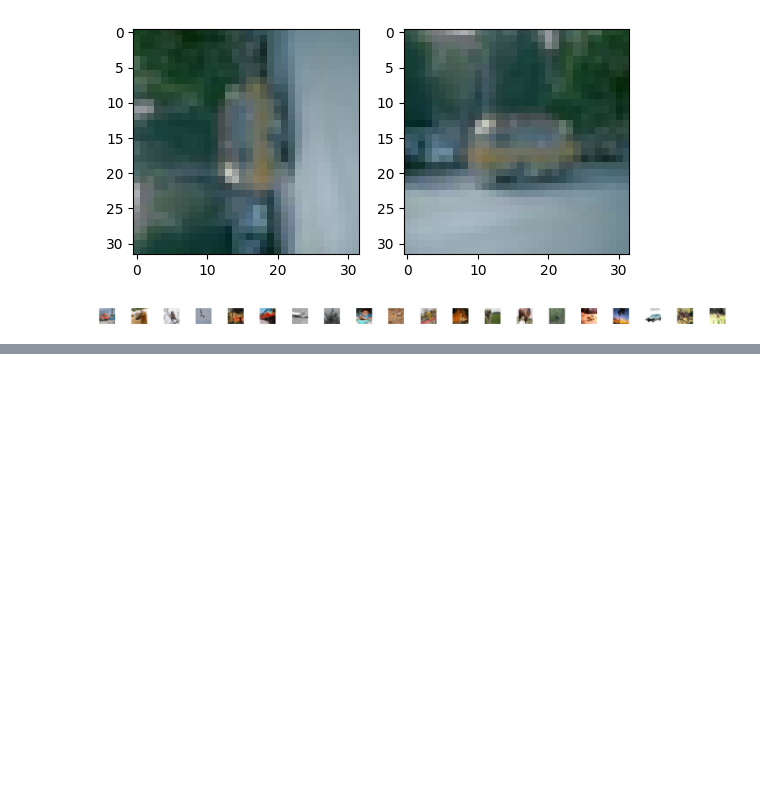
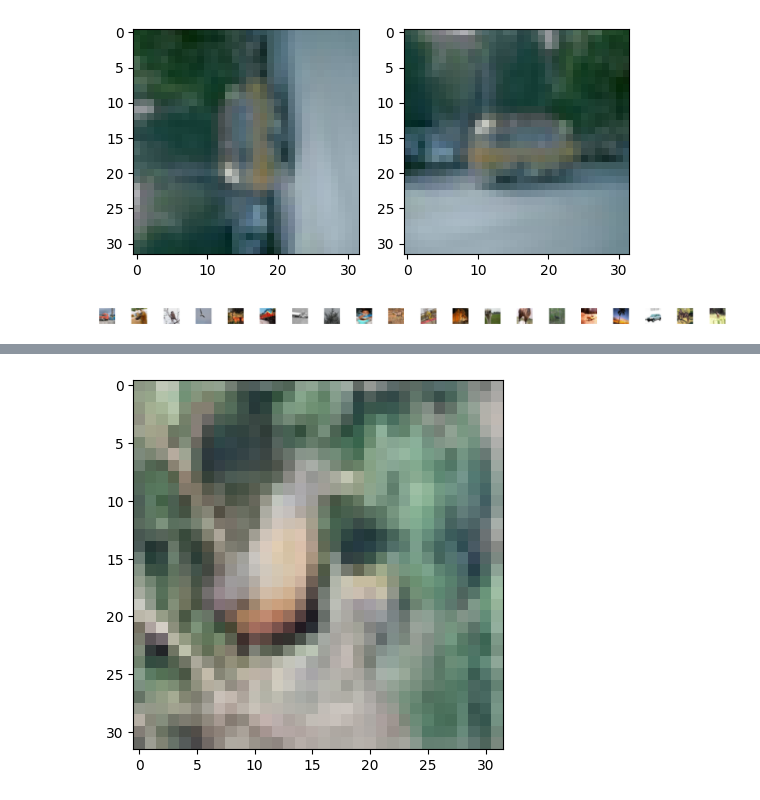
Before and after one commit to Alizzie/ST_CA1, a Jupyter notebook: main.ipynb, the cells around one changed output, grey strips where cells are left out. Saved outputs shown, nothing was run; the diff lists cells and outputs as text; code cells hidden in the pictures; blank space fills up the shorter version.

```diff
--- a/main.ipynb
+++ b/main.ipynb
@@ -478,0 +515,8 @@ Text(0.5, 0, "'epoch")
+# %%
+index = random.randint(0, (len(x_test)-1))
+image = x_test[index]
+plt.imshow(image)
+image = np.expand_dims(x_test[index], axis=0)
+print("Predicted sign: " + str(np.argmax(model.predict(image), axis=-1)),  dic_classnames[np.argmax(model.predict(image)[0], axis=-1)])
+print("Actual sign: ", str(np.argmax(y_test[index], axis=-1)), dic_classnames[np.argmax(y_test[index], axis=-1)])
+# %% [output]
@@ -479,3 +527,4 @@ Text(0.5, 0, "'epoch")
+[figure, added]
 # %%
 # IDEA:
 # for superclass, change all fine_labels corresponding to superclass into one label (for avoiding label duplication, number >= 100)
```
Also changed, not shown: parts of 6 cells of this notebook.
